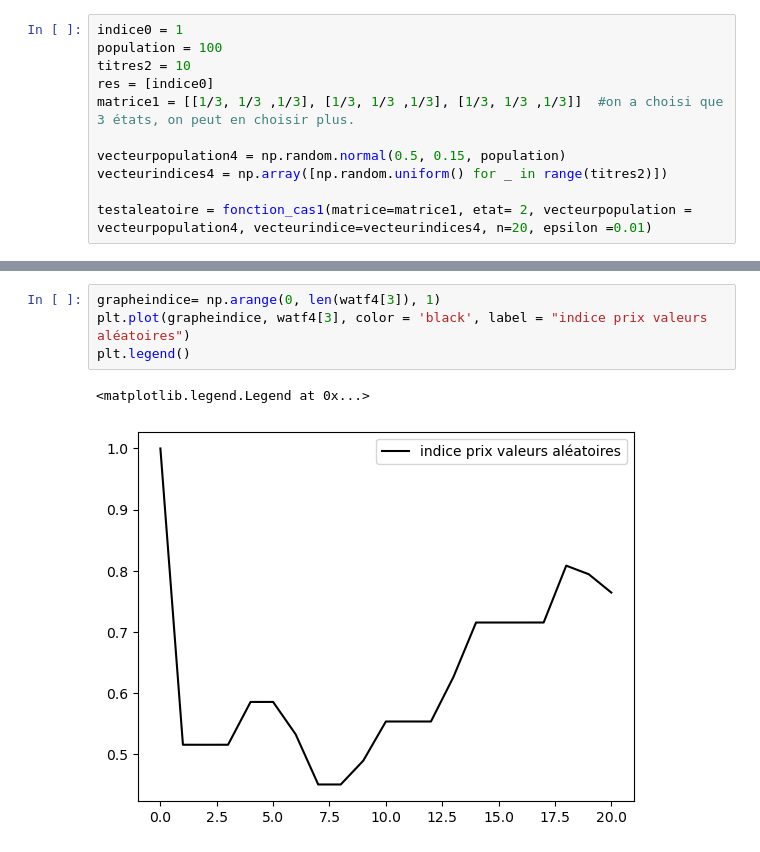
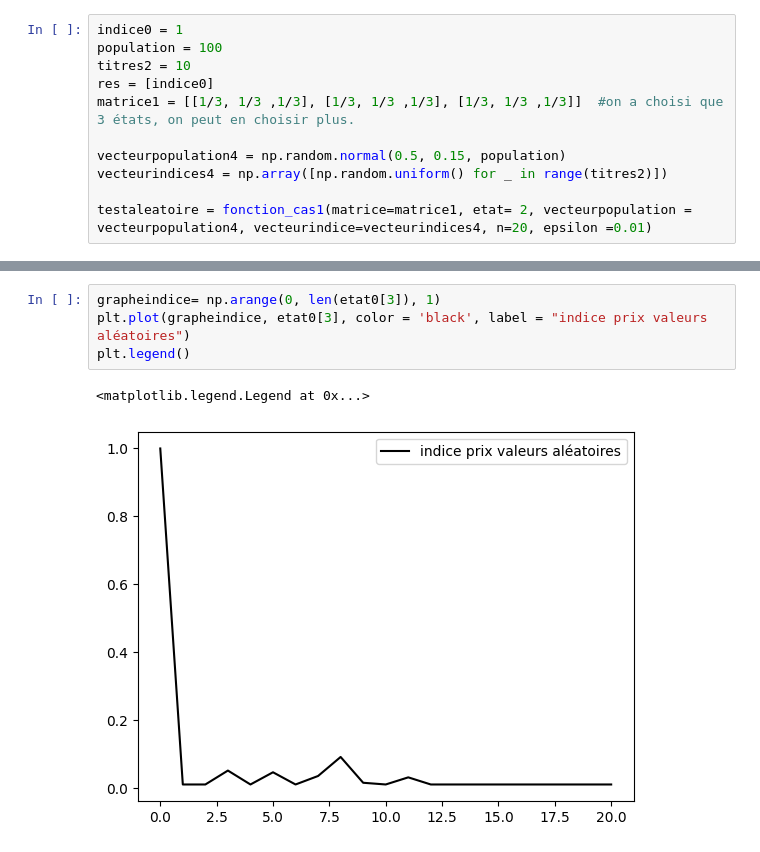
Before and after one commit to codepromaster67/Projet-ARE, a Jupyter notebook: ARE_notebook.ipynb, the cells around one changed output, grey strips where cells are left out. Saved outputs shown, nothing was run; the diff lists cells and outputs as text.

```diff
--- a/ARE_notebook.ipynb
+++ b/ARE_notebook.ipynb
@@ -213,10 +214,10 @@ plt.legend()
 # %%
-grapheindice= np.arange(0, len(watf4[3]), 1)
-plt.plot(grapheindice, watf4[3], color = 'black', label = "indice prix valeurs aléatoires")
+grapheindice= np.arange(0, len(etat0[3]), 1)
+plt.plot(grapheindice, etat0[3], color = 'black', label = "indice prix valeurs aléatoires")
 plt.legend()
 # %% [output]
 <matplotlib.legend.Legend at 0x...>
-[figure, old version]
+[figure, new version]
 # %%
 #Cas 3 : Evenement extérieur
 
```
Also changed, not shown: parts of 4 cells of this notebook.
